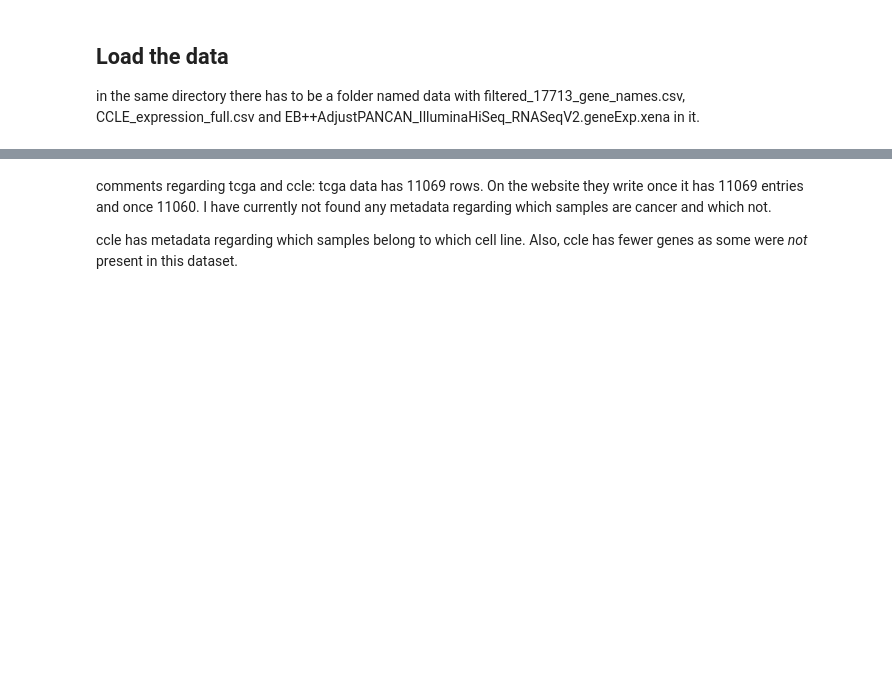
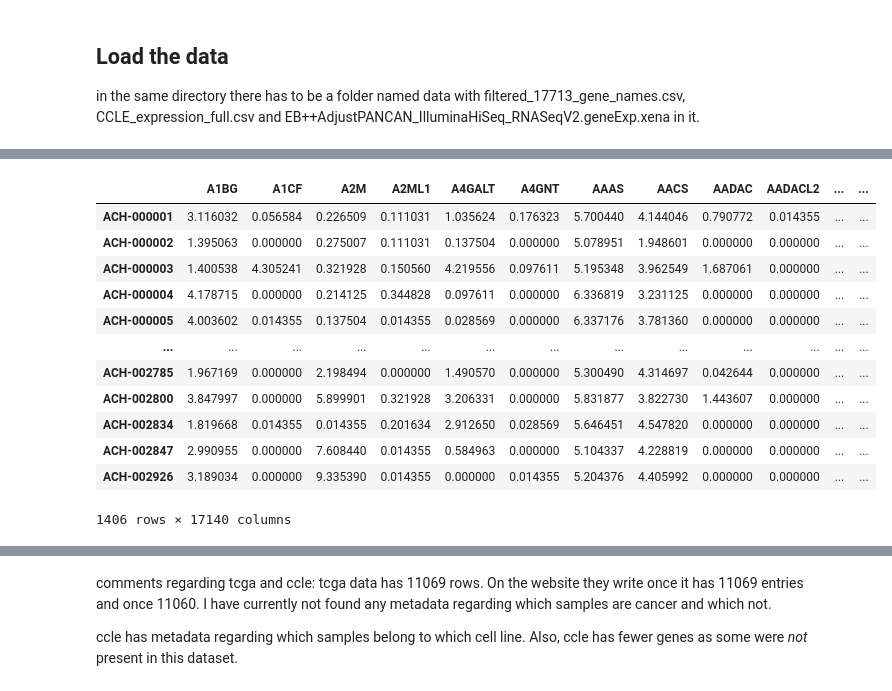
Before and after one commit to schrf/thesis, a Jupyter notebook: data_exploration.ipynb, the cells around one changed output, grey strips where cells are left out. Cells and saved outputs as stored; diff of their text form; code cells hidden in the pictures; blank space fills up the shorter version.

```diff
--- a/data_exploration.ipynb
+++ b/data_exploration.ipynb
@@ -116,0 +214,16 @@ ccle
+# %%
+ccle_combined
+# %% [output]
+|  | A1BG | A1CF | A2M | A2ML1 | A4GALT | A4GNT | AAAS | AACS | AADAC | AADACL2 | ... | ... |
+| ACH-000001 | 3.116032 | 0.056584 | 0.226509 | 0.111031 | 1.035624 | 0.176323 | 5.700440 | 4.144046 | 0.790772 | 0.014355 | ... | ... |
+| ACH-000002 | 1.395063 | 0.000000 | 0.275007 | 0.111031 | 0.137504 | 0.000000 | 5.078951 | 1.948601 | 0.000000 | 0.000000 | ... | ... |
+| ACH-000003 | 1.400538 | 4.305241 | 0.321928 | 0.150560 | 4.219556 | 0.097611 | 5.195348 | 3.962549 | 1.687061 | 0.000000 | ... | ... |
+| ACH-000004 | 4.178715 | 0.000000 | 0.214125 | 0.344828 | 0.097611 | 0.000000 | 6.336819 | 3.231125 | 0.000000 | 0.000000 | ... | ... |
+| ACH-000005 | 4.003602 | 0.014355 | 0.137504 | 0.014355 | 0.028569 | 0.000000 | 6.337176 | 3.781360 | 0.000000 | 0.000000 | ... | ... |
+| ... | ... | ... | ... | ... | ... | ... | ... | ... | ... | ... | ... | ... |
+| ACH-002785 | 1.967169 | 0.000000 | 2.198494 | 0.000000 | 1.490570 | 0.000000 | 5.300490 | 4.314697 | 0.042644 | 0.000000 | ... | ... |
+| ACH-002800 | 3.847997 | 0.000000 | 5.899901 | 0.321928 | 3.206331 | 0.000000 | 5.831877 | 3.822730 | 1.443607 | 0.000000 | ... | ... |
+| ACH-002834 | 1.819668 | 0.014355 | 0.014355 | 0.201634 | 2.912650 | 0.028569 | 5.646451 | 4.547820 | 0.000000 | 0.000000 | ... | ... |
+| ACH-002847 | 2.990955 | 0.000000 | 7.608440 | 0.014355 | 0.584963 | 0.000000 | 5.104337 | 4.228819 | 0.000000 | 0.000000 | ... | ... |
+| ACH-002926 | 3.189034 | 0.000000 | 9.335390 | 0.014355 | 0.000000 | 0.014355 | 5.204376 | 4.405992 | 0.000000 | 0.000000 | ... | ... |
+1406 rows × 17140 columns
```
Also changed, not shown: parts of 27 cells of this notebook.
